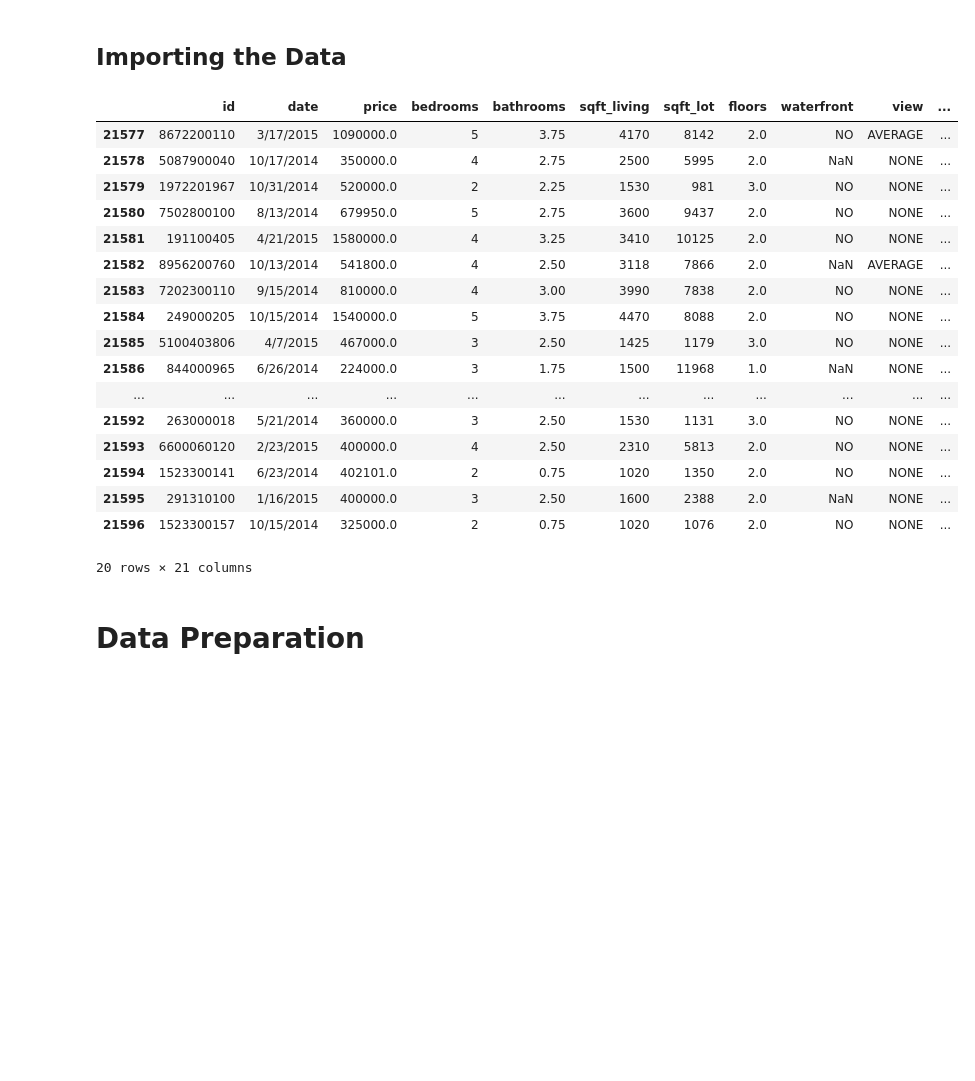
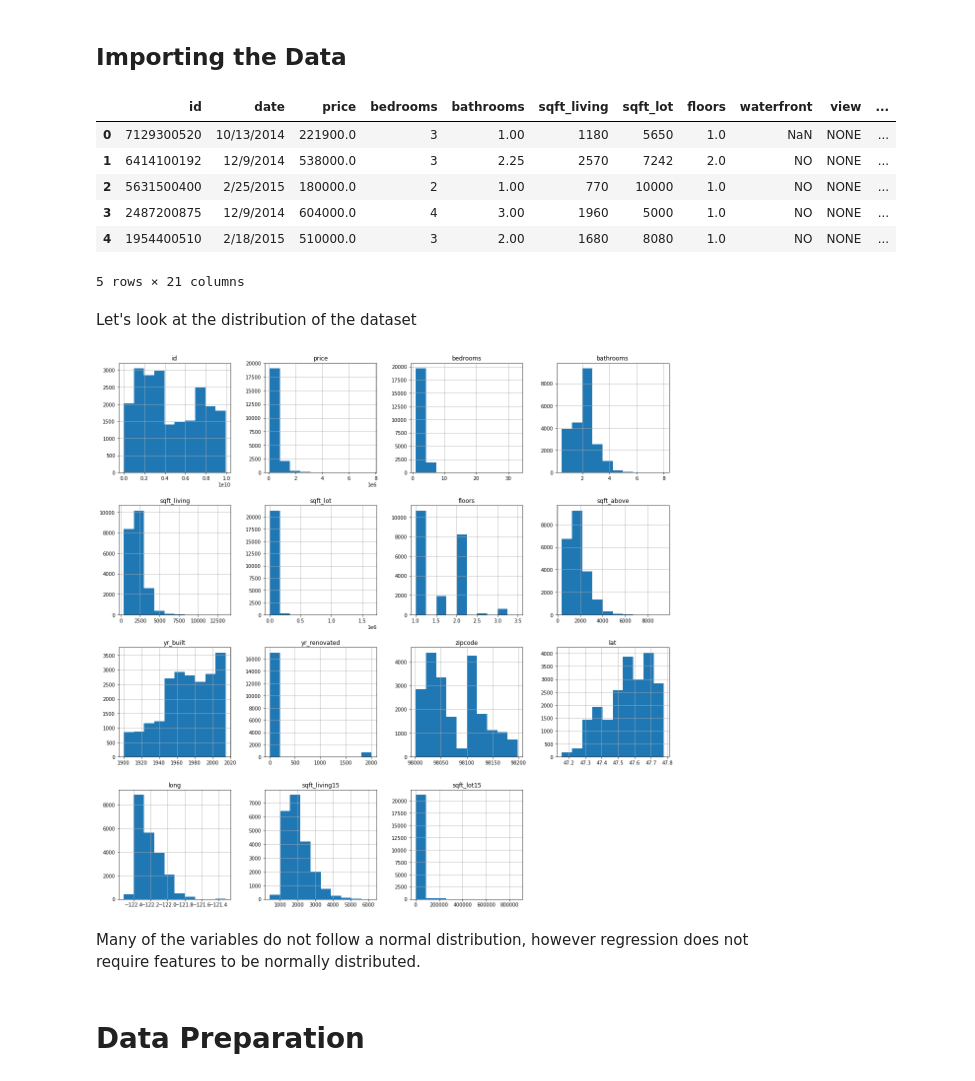
Before and after one commit to sophia14324/dsc-phase-2-project-v2-3, a Jupyter notebook: student.ipynb, the cells around one changed output. Drawn from its saved outputs; the diff is of its cells as text; code cells hidden in the pictures; blank space fills up the shorter version.

```diff
--- a/student.ipynb
+++ b/student.ipynb
@@ -37,26 +38,23 @@ from sklearn.preprocessing import StandardScaler,PolynomialFeatures
 df = pd.read_csv('kc_house_data.csv')
 # %%
 #preview the data
-df.tail(20)
+df.head()
 # %% [output]
 |  | id | date | price | bedrooms | bathrooms | sqft_living | sqft_lot | floors | waterfront | view | ... |
-| 21577 | 8672200110 | 3/17/2015 | 1090000.0 | 5 | 3.75 | 4170 | 8142 | 2.0 | NO | AVERAGE | ... |
-| 21578 | 5087900040 | 10/17/2014 | 350000.0 | 4 | 2.75 | 2500 | 5995 | 2.0 | NaN | NONE | ... |
-| 21579 | 1972201967 | 10/31/2014 | 520000.0 | 2 | 2.25 | 1530 | 981 | 3.0 | NO | NONE | ... |
-| 21580 | 7502800100 | 8/13/2014 | 679950.0 | 5 | 2.75 | 3600 | 9437 | 2.0 | NO | NONE | ... |
-| 21581 | 191100405 | 4/21/2015 | 1580000.0 | 4 | 3.25 | 3410 | 10125 | 2.0 | NO | NONE | ... |
-| 21582 | 8956200760 | 10/13/2014 | 541800.0 | 4 | 2.50 | 3118 | 7866 | 2.0 | NaN | AVERAGE | ... |
-| 21583 | 7202300110 | 9/15/2014 | 810000.0 | 4 | 3.00 | 3990 | 7838 | 2.0 | NO | NONE | ... |
-| 21584 | 249000205 | 10/15/2014 | 1540000.0 | 5 | 3.75 | 4470 | 8088 | 2.0 | NO | NONE | ... |
-| 21585 | 5100403806 | 4/7/2015 | 467000.0 | 3 | 2.50 | 1425 | 1179 | 3.0 | NO | NONE | ... |
-| 21586 | 844000965 | 6/26/2014 | 224000.0 | 3 | 1.75 | 1500 | 11968 | 1.0 | NaN | NONE | ... |
-| ... | ... | ... | ... | ... | ... | ... | ... | ... | ... | ... | ... |
-| 21592 | 263000018 | 5/21/2014 | 360000.0 | 3 | 2.50 | 1530 | 1131 | 3.0 | NO | NONE | ... |
-| 21593 | 6600060120 | 2/23/2015 | 400000.0 | 4 | 2.50 | 2310 | 5813 | 2.0 | NO | NONE | ... |
-| 21594 | 1523300141 | 6/23/2014 | 402101.0 | 2 | 0.75 | 1020 | 1350 | 2.0 | NO | NONE | ... |
-| 21595 | 291310100 | 1/16/2015 | 400000.0 | 3 | 2.50 | 1600 | 2388 | 2.0 | NaN | NONE | ... |
-| 21596 | 1523300157 | 10/15/2014 | 325000.0 | 2 | 0.75 | 1020 | 1076 | 2.0 | NO | NONE | ... |
+| 0 | 7129300520 | 10/13/2014 | 221900.0 | 3 | 1.00 | 1180 | 5650 | 1.0 | NaN | NONE | ... |
+| 1 | 6414100192 | 12/9/2014 | 538000.0 | 3 | 2.25 | 2570 | 7242 | 2.0 | NO | NONE | ... |
+| 2 | 5631500400 | 2/25/2015 | 180000.0 | 2 | 1.00 | 770 | 10000 | 1.0 | NO | NONE | ... |
+| 3 | 2487200875 | 12/9/2014 | 604000.0 | 4 | 3.00 | 1960 | 5000 | 1.0 | NO | NONE | ... |
+| 4 | 1954400510 | 2/18/2015 | 510000.0 | 3 | 2.00 | 1680 | 8080 | 1.0 | NO | NONE | ... |
-20 rows × 21 columns
+5 rows × 21 columns
+# %% [markdown]
+Let's look at the distribution of the dataset
+# %%
+df.hist(figsize=(20,20));
+# %% [output]
+[figure, added]
+# %% [markdown]
+Many of the variables do not follow a normal distribution, however regression does not require features to be normally distributed.
 # %% [markdown]
 # Data Preparation
 # %%
```
Also changed, not shown: parts of 51 cells of this notebook.
